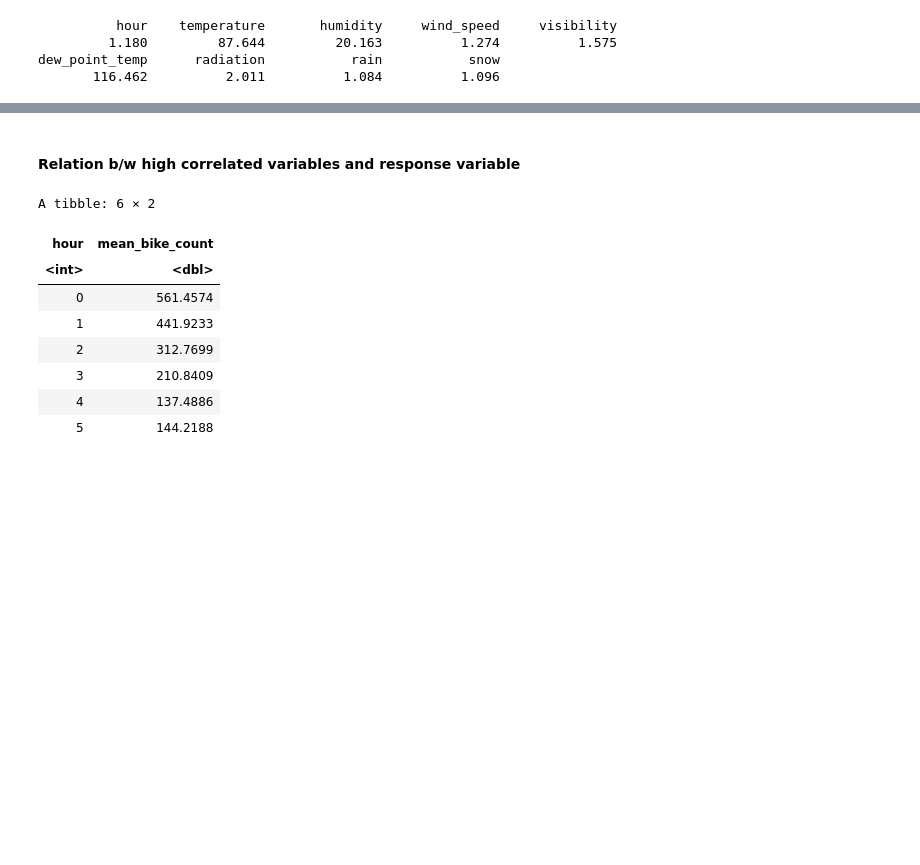
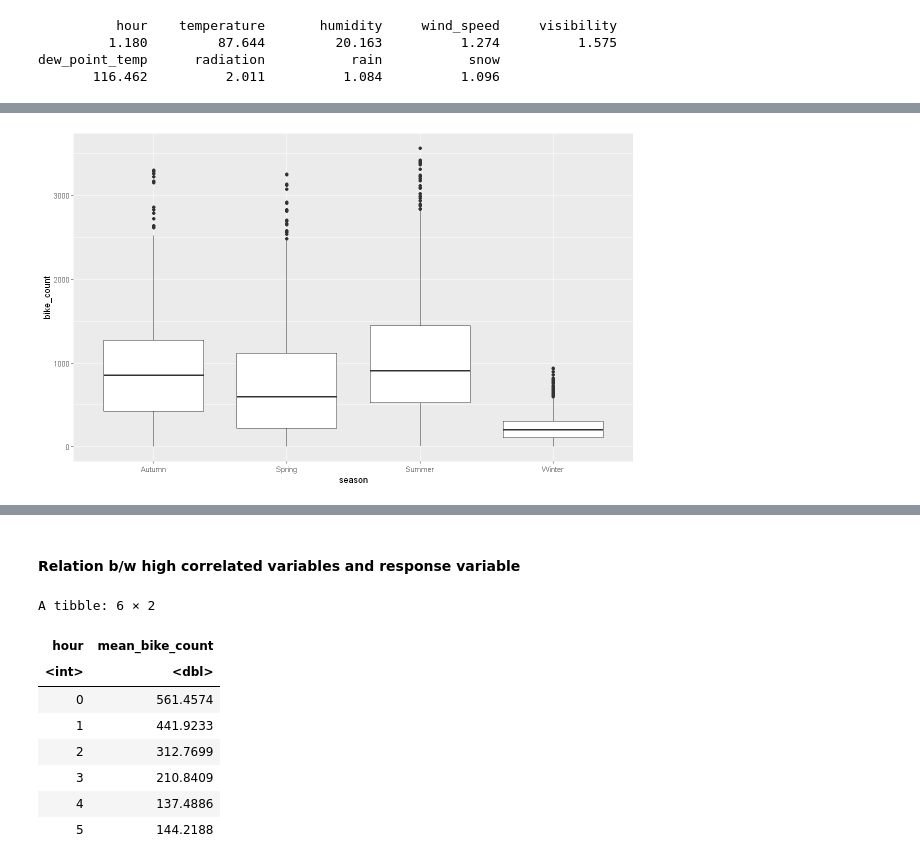
Before and after one commit to omertahi/STAT301-Project, a Jupyter notebook: Project Proposal.ipynb, the cells around one changed output, grey strips where cells are left out. Drawn from its saved outputs; the diff is of its cells as text; code cells hidden in the pictures; blank space fills up the shorter version.

Commit message:
Added boxplot

```diff
--- a/Project Proposal.ipynb
+++ b/Project Proposal.ipynb
@@ -128,0 +145,9 @@ VIF_MLR_bike
+# %%
+options(repr.plot.width = 10, repr.plot.height = 6)
+
+bike_data |>
+select(bike_count, season, rain) |>
+ggplot(aes(x = season, y = bike_count)) +
+geom_boxplot()
+# %% [output]
+[figure, added]
```
Also changed, not shown: parts of 16 cells of this notebook.
